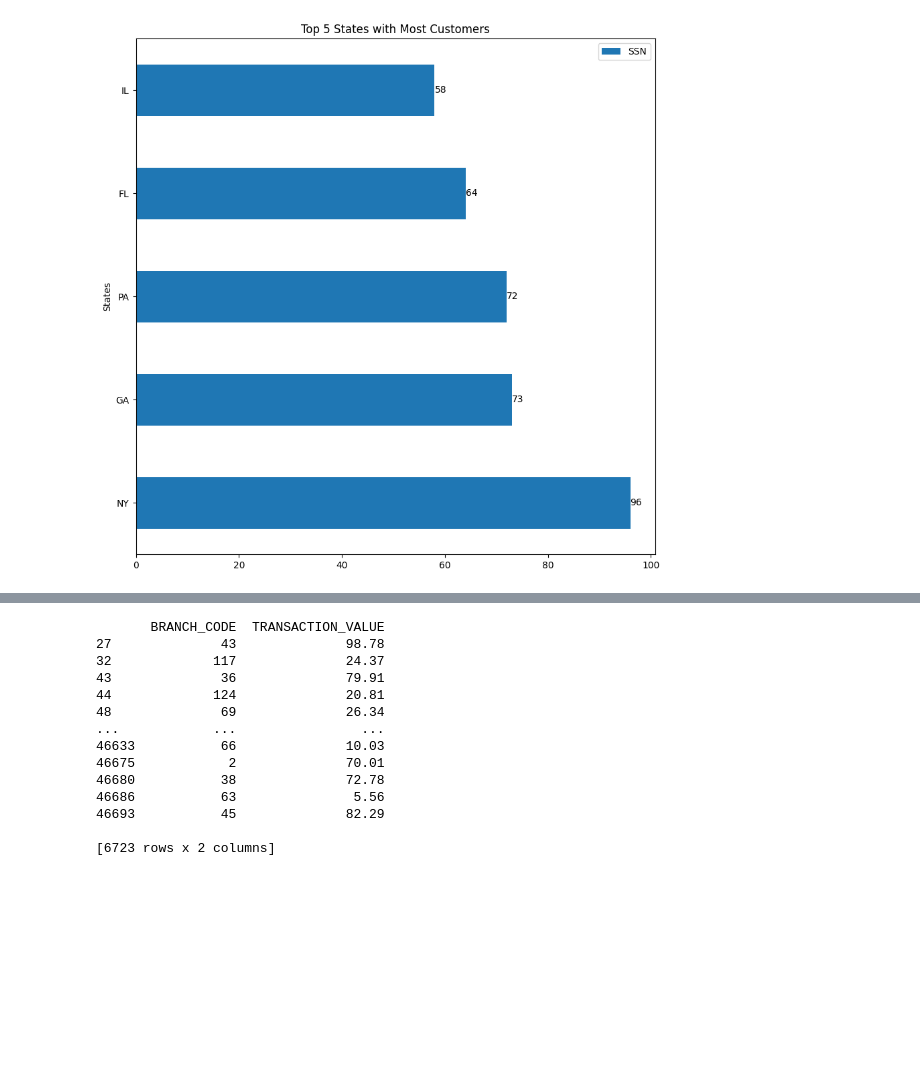
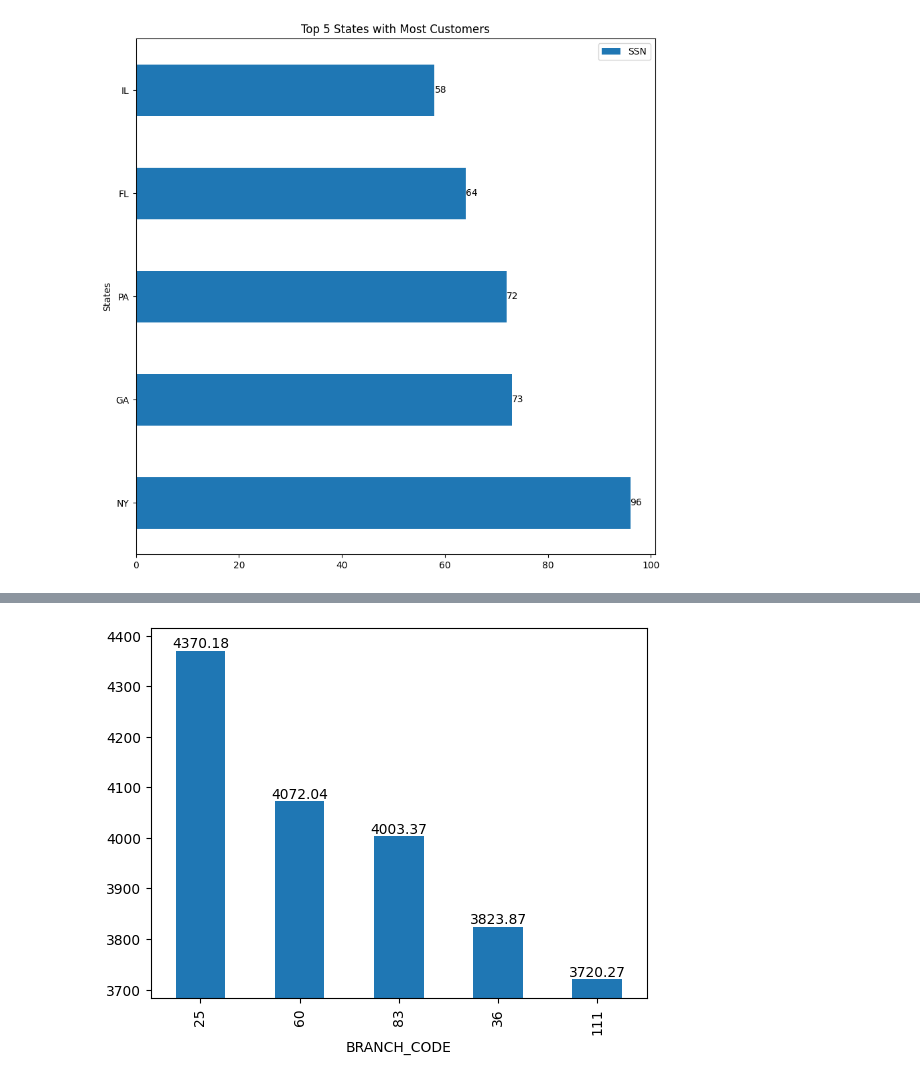
Before and after one commit to Cosdaman/PSCS-LoanAndCredit, a Jupyter notebook: Data_Visualization.ipynb, the cells around one changed output, grey strips where cells are left out. Saved outputs shown, nothing was run; the diff lists cells and outputs as text; code cells hidden in the pictures; blank space fills up the shorter version.

```diff
--- a/Data_Visualization.ipynb
+++ b/Data_Visualization.ipynb
@@ -95,21 +104,17 @@ month_plot = pandas_cc_df.plot(marker='o',
 # %%
 # Find and plot which branch processed the highest total dollar value of healthcare transactions.
 pandas_cc_df = cc_df.toPandas()
 pandas_cc_df = pandas_cc_df[pandas_cc_df["TRANSACTION_TYPE"]=='Healthcare']
 pandas_cc_df = pandas_cc_df[['BRANCH_CODE','TRANSACTION_VALUE']]
-print(pandas_cc_df)
+pandas_cc_df = pandas_cc_df.groupby('BRANCH_CODE')['TRANSACTION_VALUE'].sum().sort_values(ascending=False).head(5)
+
+branch_plot = pandas_cc_df.plot(kind='bar')
+
+branch_plot.bar_label(branch_plot.containers[0])
+
+plt.ylim([min(pandas_cc_df)*0.99,
+         max(pandas_cc_df)*1.01])
+
+plt.show()
 # %% [output]
-       BRANCH_CODE  TRANSACTION_VALUE
-27              43              98.78
-32             117              24.37
-43              36              79.91
-44             124              20.81
-48              69              26.34
-...            ...                ...
-46633           66              10.03
-46675            2              70.01
-46680           38              72.78
-46686           63               5.56
-46693           45              82.29
-
-[6723 rows x 2 columns]
+[figure, added]
```
Also changed, not shown: parts of 2 cells of this notebook.
